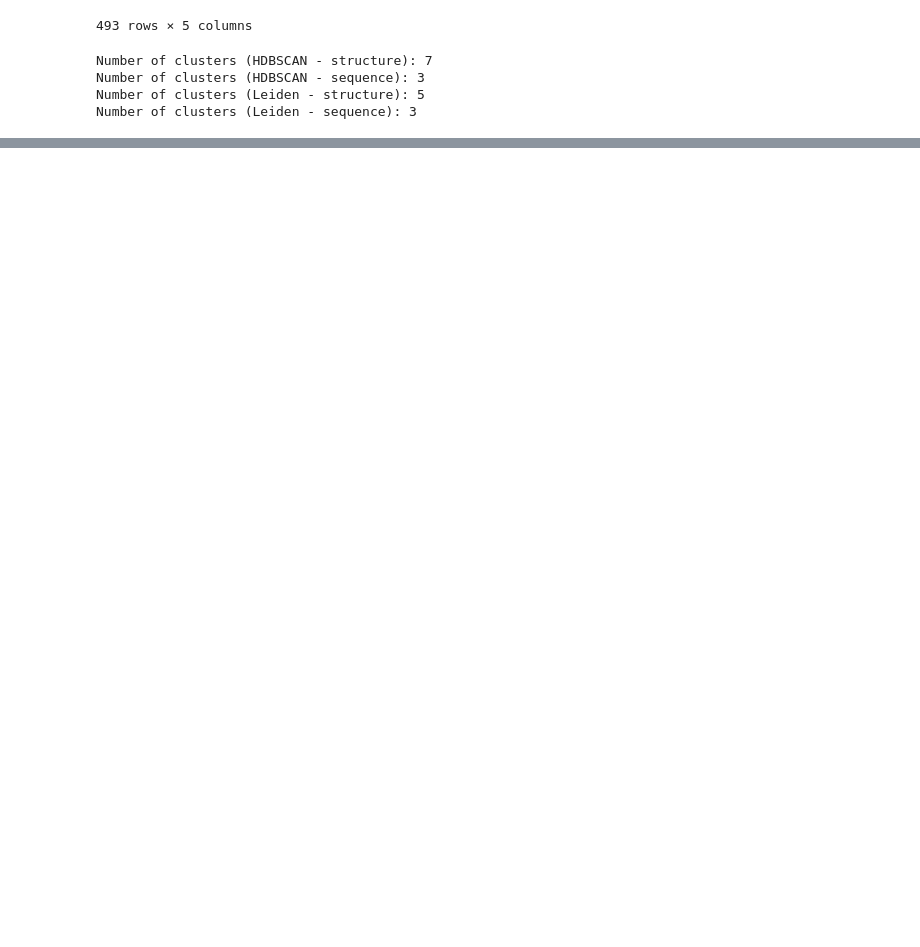
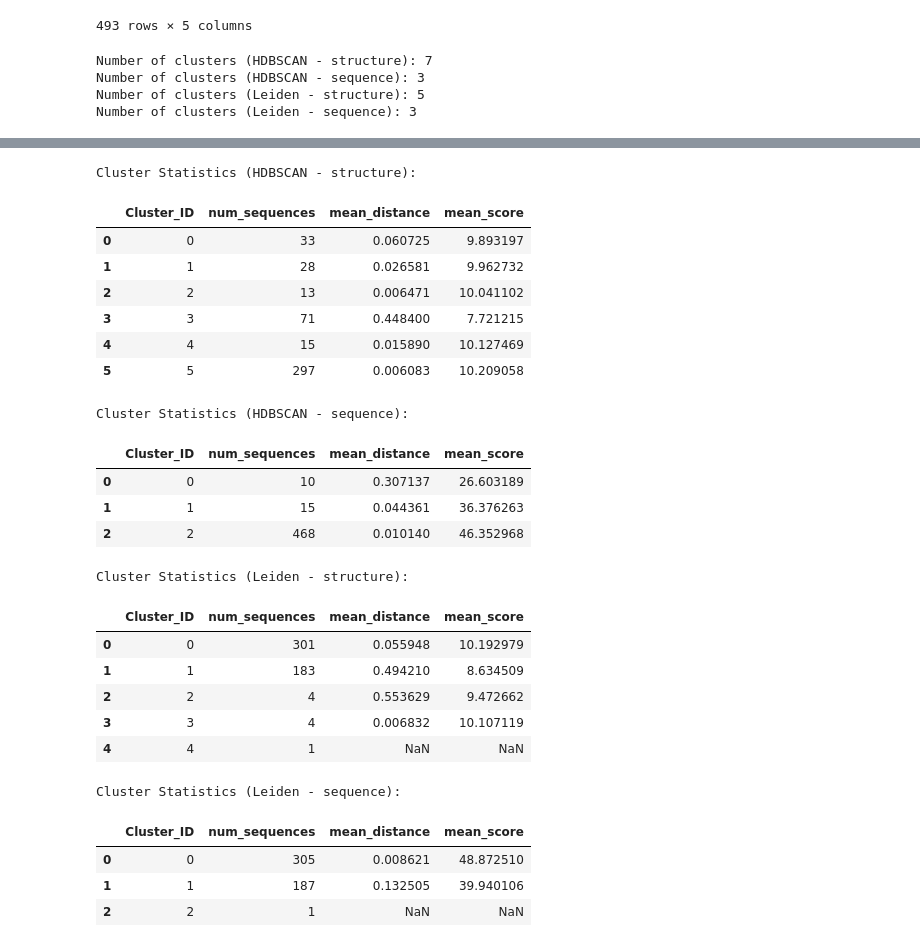
Before and after one commit to ElhabashyLab/3DClans, a Jupyter notebook: Scores_Evaluation/evaluation.ipynb, the cells around one changed output, grey strips where cells are left out. Saved outputs shown, nothing was run; the diff lists cells and outputs as text; code cells hidden in the pictures; blank space fills up the shorter version.

```diff
--- a/Scores_Evaluation/evaluation.ipynb
+++ b/Scores_Evaluation/evaluation.ipynb
@@ -178,0 +187,76 @@ Jaccard Overlap Results (Leiden - structure vs sequence):
+# %%
+# Compute statistics for each cluster for the different clustering methods
+
+# statistics for HDBSCAN structure clusters
+stats_per_cluster = evaluator.clustering.compute_cluster_statistics(
+    df_cluster_labels=df_cluster_labels,
+    cluster_col="cluster_id_struct_HDBSCAN",
+    df_distances=df_euclidean_dist,
+    distance_col="euclidean_dist_min_max_struct",
+    df_scores=df_scores,
+    score_col="Score_-log10_struct"
+)
+print("Cluster Statistics (HDBSCAN - structure):")
+display(stats_per_cluster)
+
+# statistics for HDBSCAN sequence clusters
+stats_per_cluster = evaluator.clustering.compute_cluster_statistics(
+    df_cluster_labels=df_cluster_labels,
+    cluster_col="cluster_id_seq_HDBSCAN",
+    df_distances=df_euclidean_dist,
+    distance_col="euclidean_dist_min_max_seq",
+    df_scores=df_scores,
+    score_col="Score_-log10_seq"
+)
+print("Cluster Statistics (HDBSCAN - sequence):")
+display(stats_per_cluster)
+
+# statistics for Leiden structure clusters
+stats_per_cluster = evaluator.clustering.compute_cluster_statistics(
+    df_cluster_labels=df_cluster_labels,
+    cluster_col="cluster_id_Score_-log10_struct_Leiden",
+    df_distances=df_euclidean_dist,
+    distance_col="euclidean_dist_min_max_struct",
+    df_scores=df_scores,
+    score_col="Score_-log10_struct"
+)
+print("Cluster Statistics (Leiden - structure):")
+display(stats_per_cluster)
+
+# statistics for Leiden sequence clusters
+stats_per_cluster = evaluator.clustering.compute_cluster_statistics(
+    df_cluster_labels=df_cluster_labels,
+    cluster_col="cluster_id_Score_-log10_seq_Leiden",
+    df_distances=df_euclidean_dist,
+    distance_col="euclidean_dist_min_max_seq",
+    df_scores=df_scores,
+    score_col="Score_-log10_seq"
+)
+print("Cluster Statistics (Leiden - sequence):")
+display(stats_per_cluster)
+# %% [output]
+Cluster Statistics (HDBSCAN - structure):
+|  | Cluster_ID | num_sequences | mean_distance | mean_score |
+| 0 | 0 | 33 | 0.060725 | 9.893197 |
+| 1 | 1 | 28 | 0.026581 | 9.962732 |
+| 2 | 2 | 13 | 0.006471 | 10.041102 |
+| 3 | 3 | 71 | 0.448400 | 7.721215 |
+| 4 | 4 | 15 | 0.015890 | 10.127469 |
+| 5 | 5 | 297 | 0.006083 | 10.209058 |
+Cluster Statistics (HDBSCAN - sequence):
+|  | Cluster_ID | num_sequences | mean_distance | mean_score |
+| 0 | 0 | 10 | 0.307137 | 26.603189 |
+| 1 | 1 | 15 | 0.044361 | 36.376263 |
+| 2 | 2 | 468 | 0.010140 | 46.352968 |
+Cluster Statistics (Leiden - structure):
+|  | Cluster_ID | num_sequences | mean_distance | mean_score |
+| 0 | 0 | 301 | 0.055948 | 10.192979 |
+| 1 | 1 | 183 | 0.494210 | 8.634509 |
+| 2 | 2 | 4 | 0.553629 | 9.472662 |
+| 3 | 3 | 4 | 0.006832 | 10.107119 |
+| 4 | 4 | 1 | NaN | NaN |
+Cluster Statistics (Leiden - sequence):
+|  | Cluster_ID | num_sequences | mean_distance | mean_score |
+| 0 | 0 | 305 | 0.008621 | 48.872510 |
+| 1 | 1 | 187 | 0.132505 | 39.940106 |
+| 2 | 2 | 1 | NaN | NaN |
```
Also changed, not shown: parts of 5 cells of this notebook, 1 other file.
